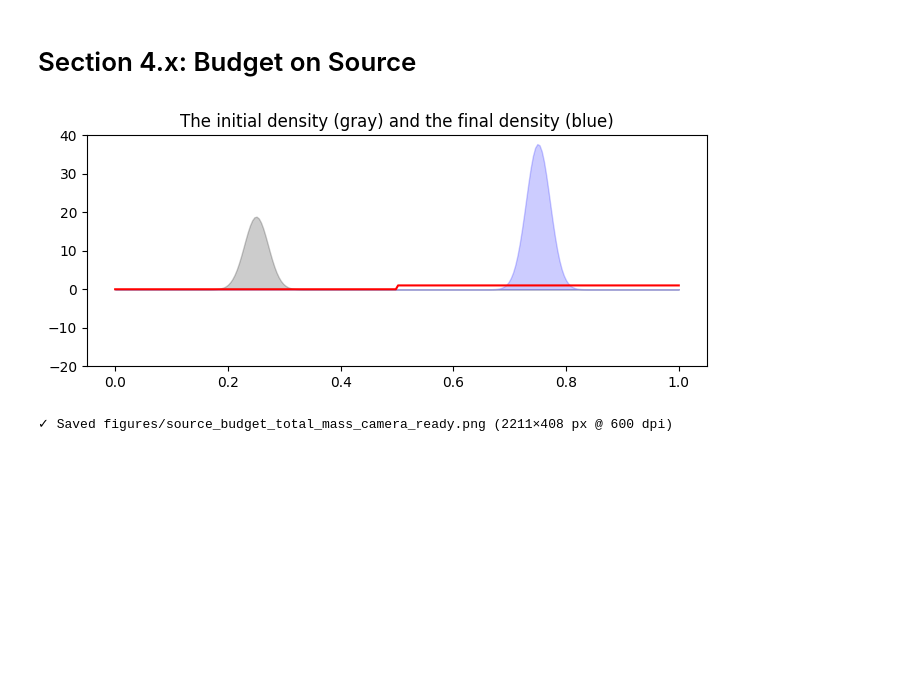
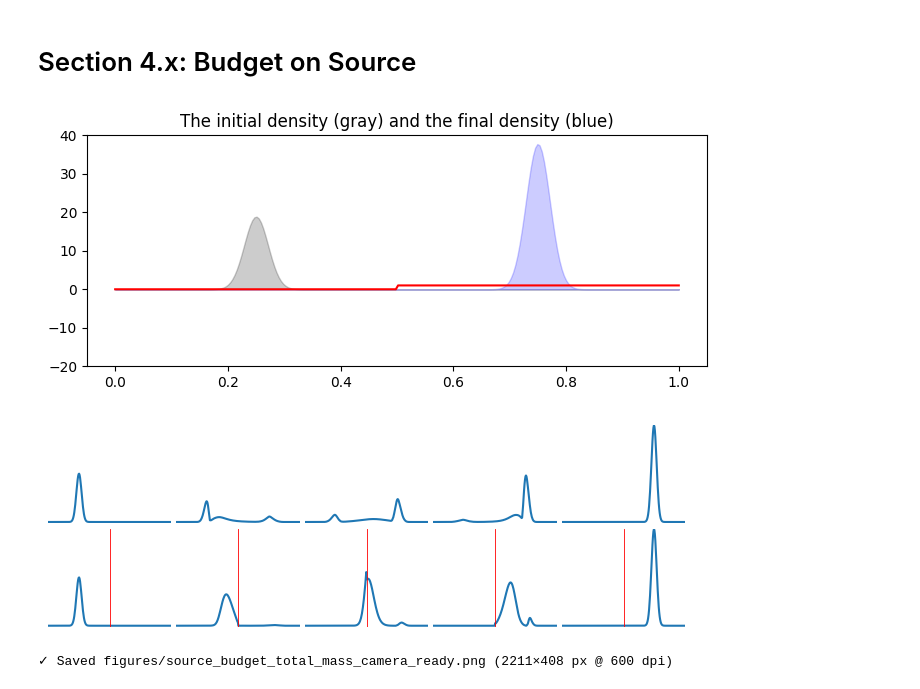
Before and after one commit to mao1756/acuot, a Jupyter notebook: examples/source_budget.ipynb, the cells around one changed output. Cells and saved outputs as stored; diff of their text form; code cells hidden in the pictures; blank space fills up the shorter version.

```diff
--- a/examples/source_budget.ipynb
+++ b/examples/source_budget.ipynb
@@ -117,7 +117,7 @@ for r in range(len(xs)):
     glob_min = min(glob_min, Ds[r].min())
     glob_max = max(glob_max, Ds[r].max())
 
-ymin, ymax = glob_min, glob_max
+ymin, ymax = glob_min - 0.5, glob_max
 if ymin == ymax:
     ymin, ymax = ymin - 1.0, ymax + 1.0
 
@@ -126,39 +126,41 @@ rows, cols = 2, 5
 fig, axes = plt.subplots(rows, cols, figsize=(6.5, 2.1), sharex=True, sharey=True)
 
 # Style for ρ (keep grayscale-friendly; no legend)
-rho_style = dict(linestyle='solid', linewidth=1.2)
+rho_style = dict(linestyle='solid', linewidth=1.5)
 
 # Optional: mark where H jumps to 1 (off by default to keep the figure pristine)
 mark_H_start = True
 x_H_start = x_grid[j0]  # physical coordinate of the jump
 
 for c, i in enumerate(idx):
     for r in range(rows):
         ax = axes[r, c]
         ax.plot(x_grid, Ds[r][i, :], **rho_style)
 
         if mark_H_start and r > 0:
             ax.axvline(x_H_start, linewidth=0.6, color='red')
 
         ax.set_xlim(0, 1)
         ax.set_ylim(ymin, ymax)
 
         # Remove anything graphical besides the curves
         ax.set_xticks([])
         ax.set_yticks([])
         for s in ('top', 'right', 'left', 'bottom'):
             ax.spines[s].set_visible(False)
 
 # Tight layout with minimal padding; no titles/supertitles
 fig.subplots_adjust(left=0.01, right=0.99, bottom=0.02, top=0.98, wspace=0.04, hspace=0.06)
 
 # Save as vector PDF (for the paper) and a high-DPI PNG (for quick looks)
-fig.savefig("figures/fig_zeta_constraint_series.pdf", bbox_inches="tight", pad_inches=0.01)
 fig.savefig("figures/fig_zeta_constraint_series.png", dpi=600, bbox_inches="tight", pad_inches=0.01)
 
+plt.show()
+
 plt.close(fig)
 # %% [output]
 [figure]
+[figure, added]
 # %%
 # --------------------------------------------------------------
 #  Exact‑pixel “total mass vs t” figure: 2211 px × 408 px
```
Also changed, not shown: 43 other files.
